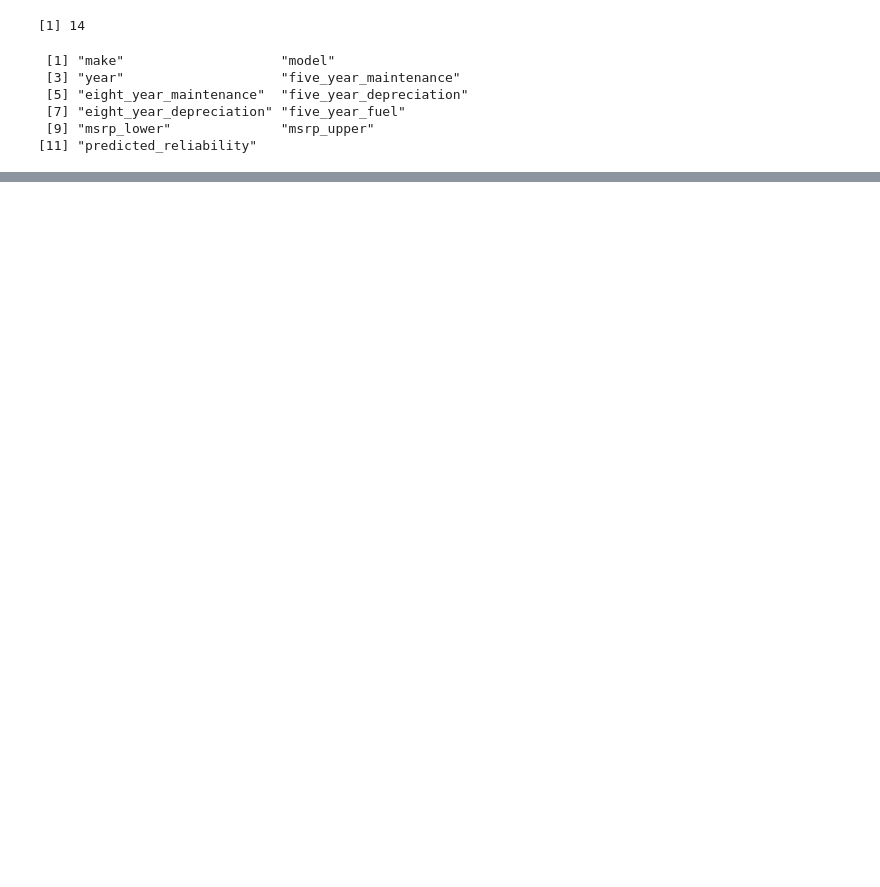
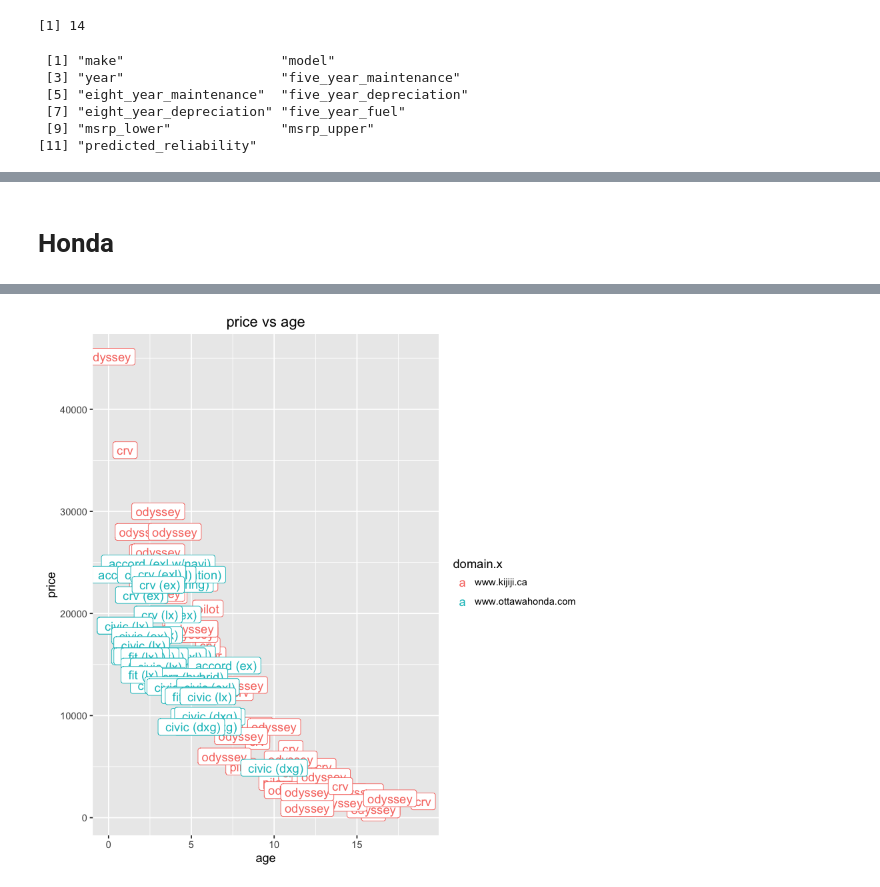
Before and after one commit to mfournierca/kijiji_car_scraper, a Jupyter notebook: analysis.R.ipynb, the cells around one changed output, grey strips where cells are left out. Cells and saved outputs as stored; diff of their text form; code cells hidden in the pictures; blank space fills up the shorter version.

```diff
--- a/analysis.R.ipynb
+++ b/analysis.R.ipynb
@@ -190,0 +215,6 @@ ggplot(tmp) + geom_point(aes(x=tmp$kilometers, y=tmp$price)) + ggtitle("price vs
+# %% [markdown]
+# Honda
+# %%
+tmp <- df[df$make == "honda", ]
+plot_price_vs_age(tmp)
+# %% [output]
@@ -190,0 +223 @@ ggplot(tmp) + geom_point(aes(x=tmp$kilometers, y=tmp$price)) + ggtitle("price vs
+[figure, added]
```
Also changed, not shown: parts of 25 cells of this notebook.
